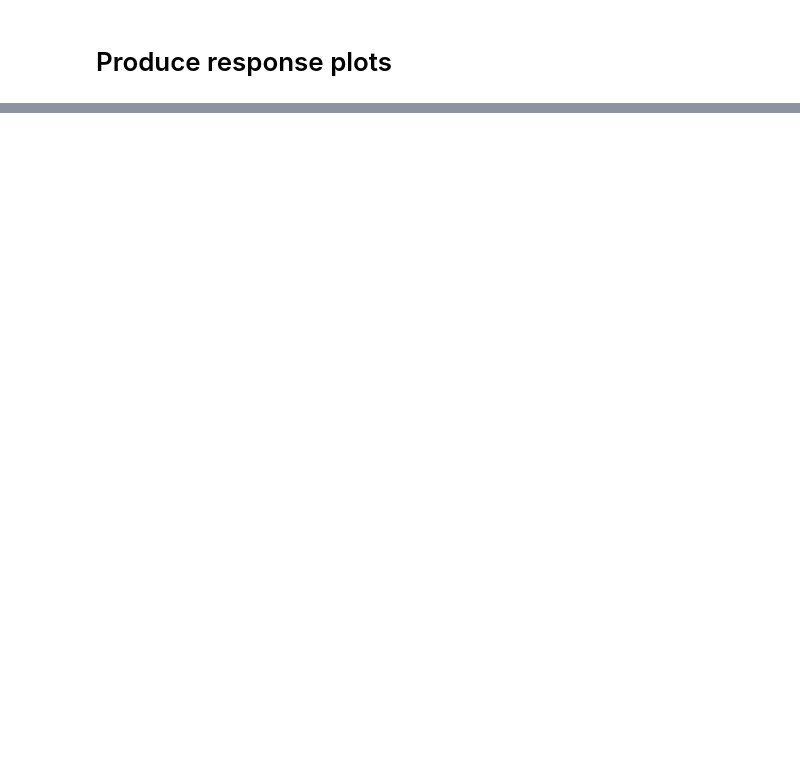
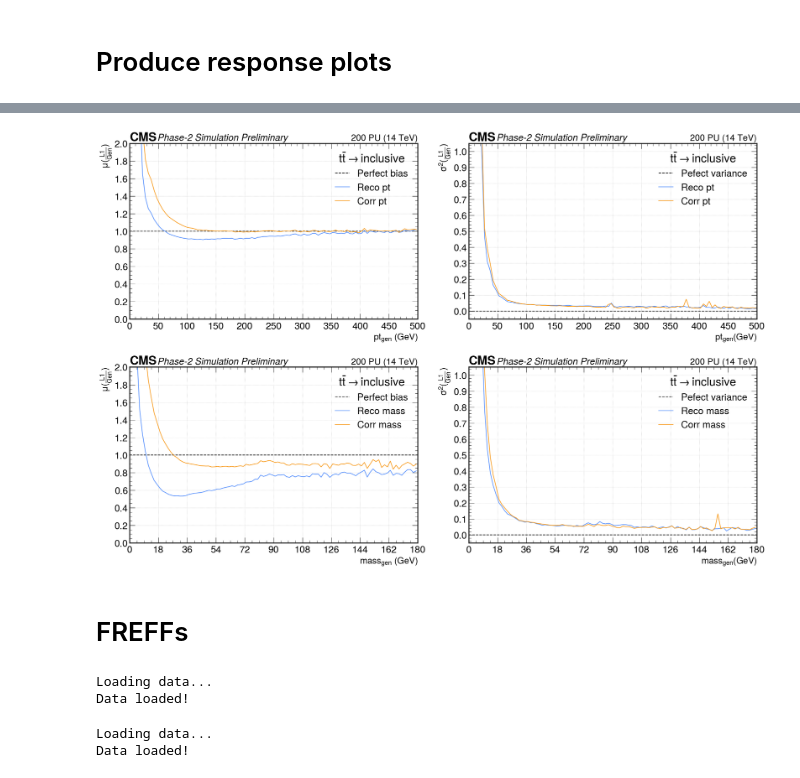
Before and after one commit to lrobertshaw/mass_corrections, a Jupyter notebook: corrections.ipynb, the cells around one changed output, grey strips where cells are left out. Cells and saved outputs as stored; diff of their text form; code cells hidden in the pictures; blank space fills up the shorter version.

```diff
--- a/corrections.ipynb
+++ b/corrections.ipynb
@@ -365,0 +252,20 @@ plt.show()
+# %%
+tt_leading = ak.firsts(Jet.groupby_event(tt.data))
+tt_leading_corrs = Jet.apply_scale_factors(tt_leading, pt_sfs, mass_sfs, edges)
+tt_leading["pt_corr"], tt_leading["mass_corr"] = tt_leading_corrs[0], tt_leading_corrs[1]
+# %%
+plotResp(tt_leading, sample=r"$t\bar{t} \rightarrow \text{inclusive}$")
+# %% [output]
+[figure, added]
+# %% [markdown]
+# FREFFs
+# %%
+keys = {"L1puppiJetSC8_pt": "pt", "L1puppiJetSC8_eta": "eta", "L1puppiJetSC8_mass": "mass", "L1puppiJetSC8_genpt": "genpt", "L1puppiJetSC8_genmass": "genmass", "event": "event"}
+mb_path = "/dice/users/wq22321/jet_mass_DPN/analysis/data/output_Phase2_L1T.root"
+mb_jets = Jet(mb_path, branch="Events", keys = keys)
+nEvents = len(mb_jets.data)
+mb_leading = ak.firsts(mb_jets.data[["pt", "eta", "mass"]])
+mb_leading["pt_corr"], mb_leading["mass_corr"] = mb_jets.apply_scale_factors(mb_leading, pt_sfs, mass_sfs, edges)
+# %% [output]
+Loading data...
+Data loaded!
@@ -365,0 +283,9 @@ plt.show()
+# %%
+keys = {"L1puppiJetSC8_pt": "pt", "L1puppiJetSC8_eta": "eta", "L1puppiJetSC8_mass": "mass", "L1puppiJetSC8_genpt": "genpt", "L1puppiJetSC8_genmass": "genmass", "event": "event"}
+MH40 = "/dice/users/wq22321/jet_mass_DPN/analysis/data/signal/XtoHH_MH-40_qq_PU200_signal.root"
+sig_jets = Jet(MH40, branch="Events", keys = keys)
+sig_leading = ak.firsts(sig_jets.data[["pt", "eta", "mass", "genpt", "genmass"]])
+sig_leading["pt_corr"], sig_leading["mass_corr"] = sig_jets.apply_scale_factors(sig_leading, pt_sfs, mass_sfs, edges)
+# %% [output]
+Loading data...
+Data loaded!
```
Also changed, not shown: parts of 23 cells of this notebook.
